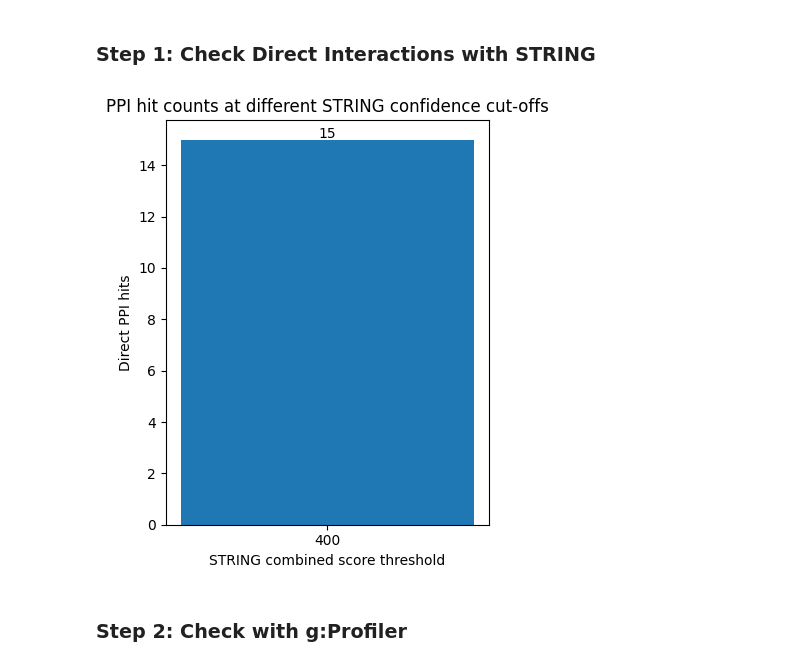
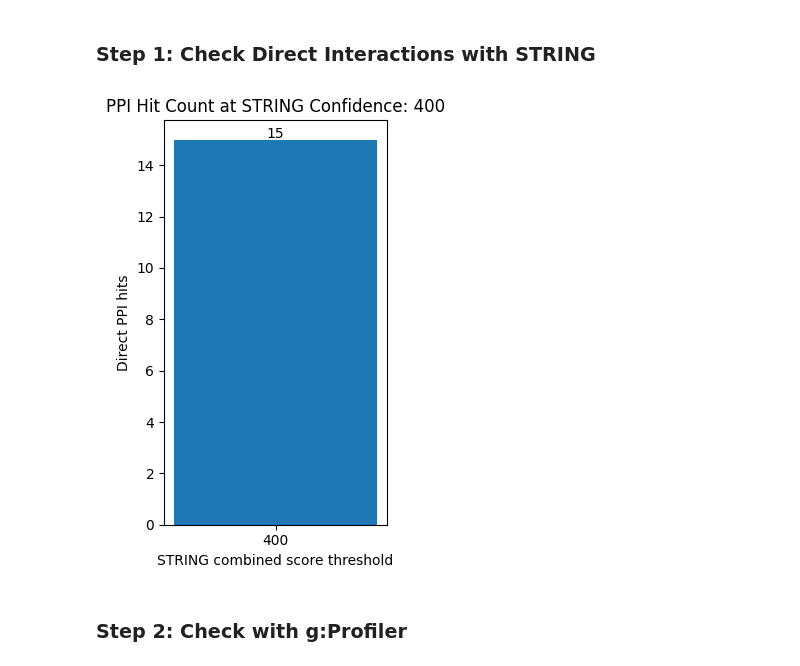
Before and after one commit to faith-ogun/bioslate-hgsoc-core, a Jupyter notebook: notebooks/sl_ppi_pathway_analysis.ipynb, the cells around one changed output. Drawn from its saved outputs; the diff is of its cells as text; code cells hidden in the pictures.

```diff
--- a/notebooks/sl_ppi_pathway_analysis.ipynb
+++ b/notebooks/sl_ppi_pathway_analysis.ipynb
@@ -91,23 +91,23 @@ ppi_counts_df.to_csv('../results/CNA_quantitative_cluster_delta/ppi_counts_by_th
 # %%
 import matplotlib.pyplot as plt
 import pandas as pd
 
 # Load precomputed counts
 ppi_counts_df = pd.read_csv('../results/CNA_quantitative_cluster_delta/ppi_counts_by_threshold.csv')
 
 # Bar chart
-plt.figure(figsize=(4,5))
+plt.figure(figsize=(3,5))
 plt.bar(ppi_counts_df['STRING_threshold'].astype(str), ppi_counts_df['PPI_pairs_found'])
 plt.xlabel('STRING combined score threshold')
 plt.ylabel('Direct PPI hits')
-plt.title('PPI hit counts at different STRING confidence cut-offs')
+plt.title('PPI Hit Count at STRING Confidence: 400')
 for i, val in enumerate(ppi_counts_df['PPI_pairs_found']):
     plt.text(i, val + 0.05, str(val), ha='center', fontsize=10)
 plt.tight_layout()
 plt.savefig('../figures/ppi_hits_bar_chart.png', dpi=300)
 plt.show()
 # %% [output]
-[figure, old version]
+[figure, new version]
 # %% [markdown]
 ### Step 2: Check with g:Profiler
 # %% [markdown]
```
Also changed, not shown: parts of 1 cell of this notebook, 11 other files.
